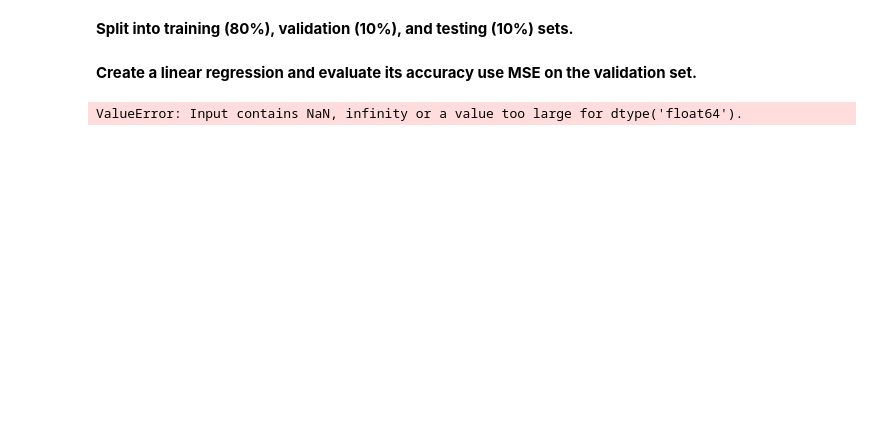
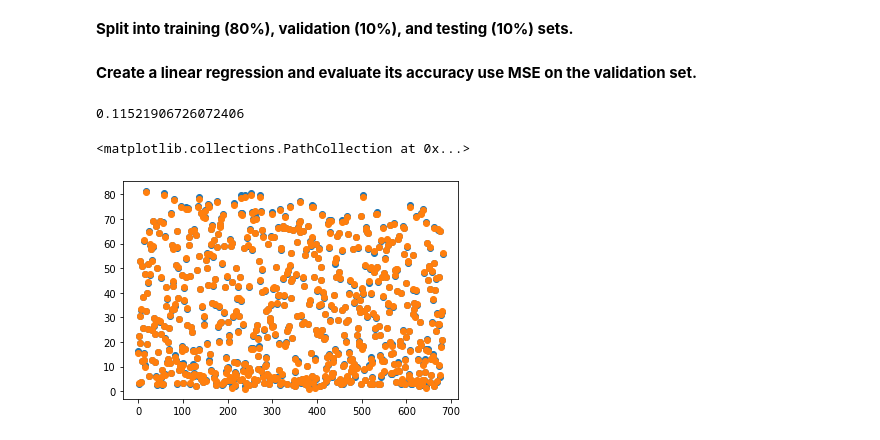
Before and after one commit to rochellekris/Life_Expectancy_ML, a Jupyter notebook: data_collation/Final_Project.ipynb, the cells around one changed output. Saved outputs shown, nothing was run; the diff lists cells and outputs as text; code cells hidden in the pictures; blank space fills up the shorter version.

```diff
--- a/data_collation/Final_Project.ipynb
+++ b/data_collation/Final_Project.ipynb
@@ -103,3 +105,5 @@ df
 6832 rows × 9 columns
 # %%
 # adjust values in cols so that their scales fit better in relation to the other features
+df = df.dropna(axis = 0)
+df
@@ -120,5 +138,15 @@ X_valid, X_test, y_valid, y_test = train_test_split(X_test_tmp, y_test_tmp, test
 # %%
 LR = LinearRegression().fit(X_train, y_train)
 y_preds = LR.predict(X_valid)
-# %% [output]
-ValueError: Input contains NaN, infinity or a value too large for dtype('float64').
+# %%
+MSE = mean_squared_error(y_valid, y_preds)
+MSE
+# %% [output]
+0.11521906726072406
+# %%
+x_axis = range(len(y_valid))
+plt.scatter(x_axis, y_valid)
+plt.scatter(x_axis, y_preds)
+# %% [output]
+<matplotlib.collections.PathCollection at 0x...>
+[figure, added]
```
Also changed, not shown: parts of 2 cells of this notebook.
